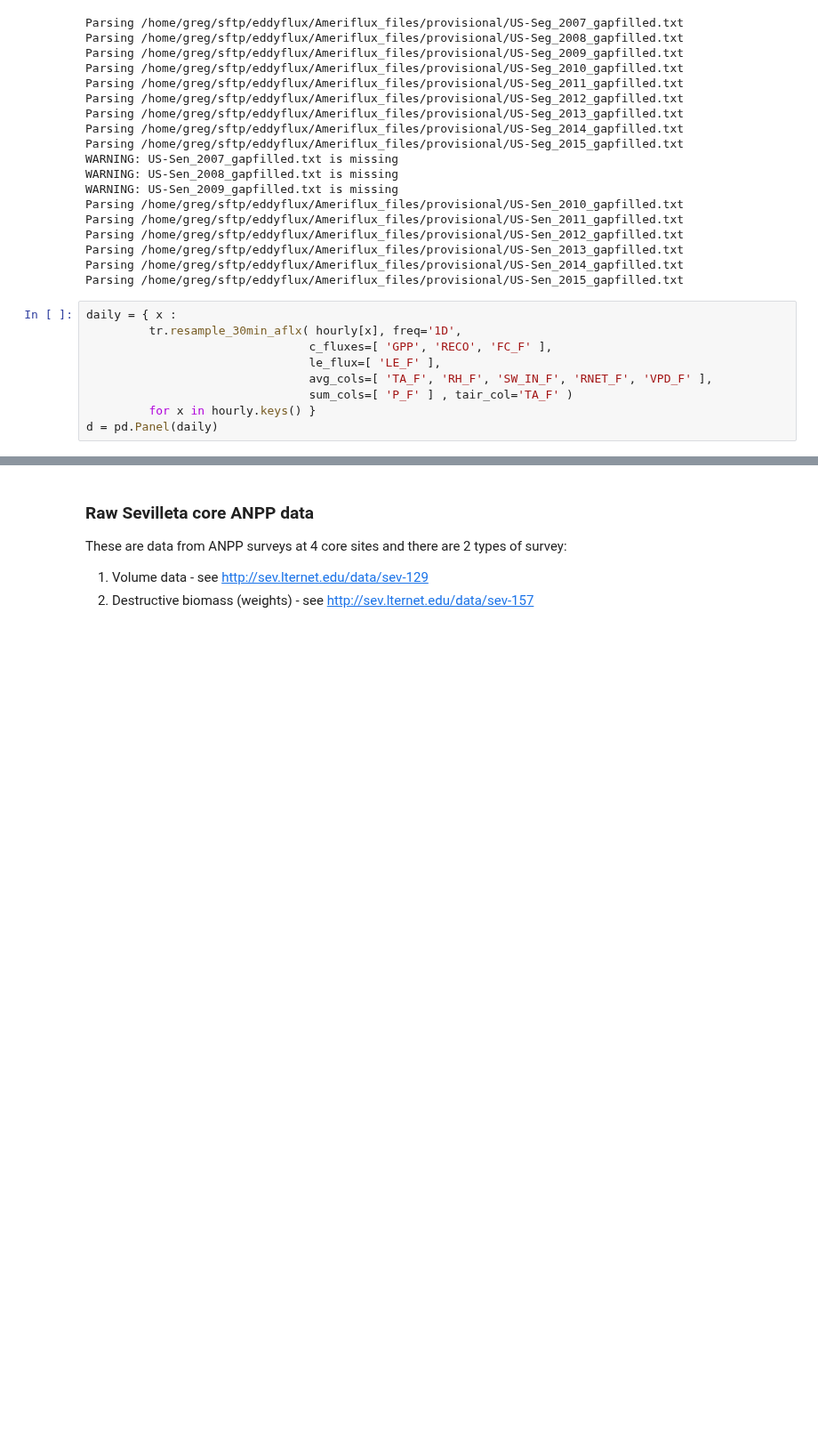
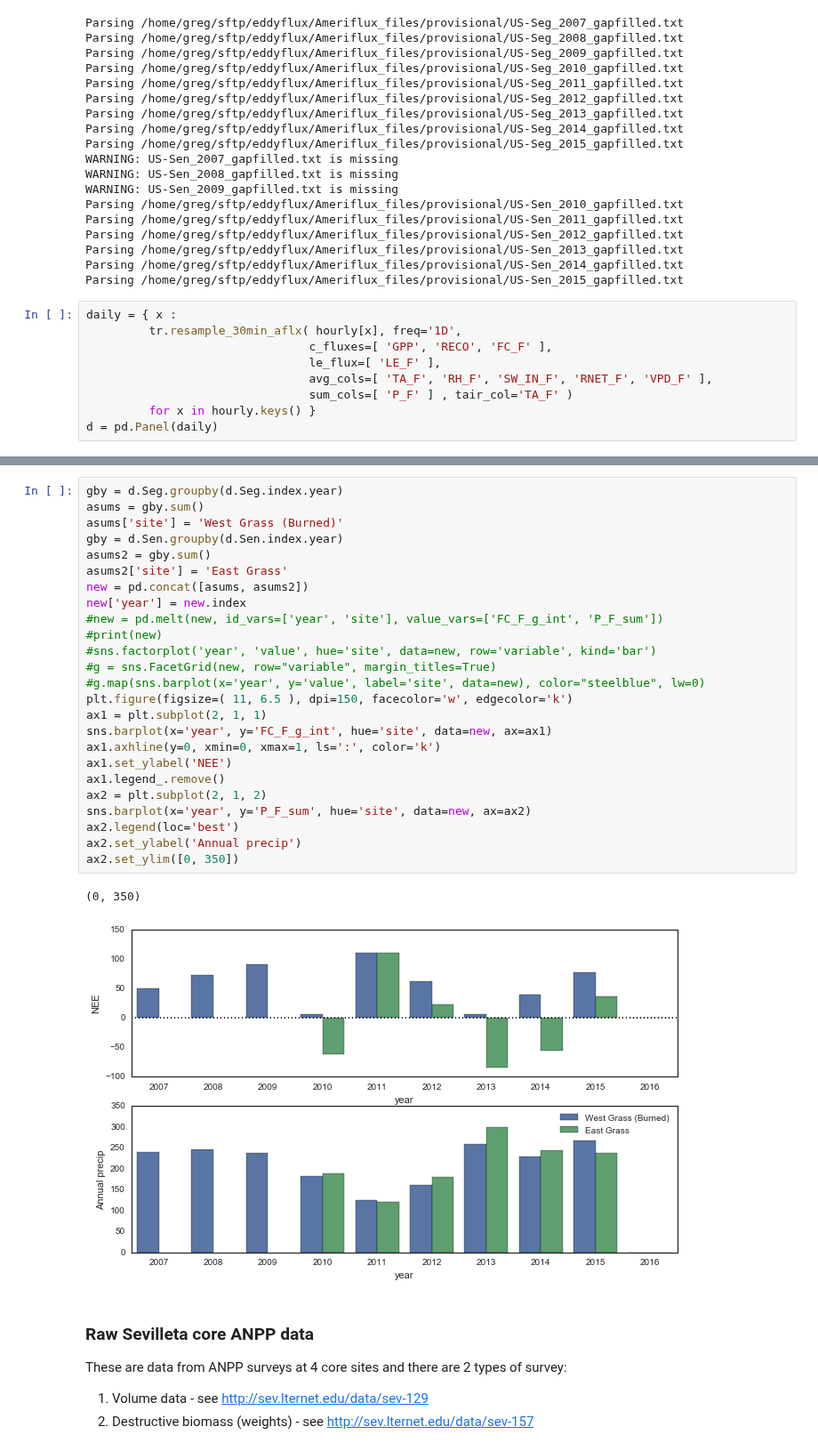
Before and after one commit to gremau/NMEG_miscellany, a Jupyter notebook: jupyter/Sev_Grassland_Comparison.ipynb, the cells around one changed output, grey strips where cells are left out. Shown at 89% size. Saved outputs shown, nothing was run; the diff lists cells and outputs as text; blank space fills up the shorter version.

```diff
--- a/jupyter/Sev_Grassland_Comparison.ipynb
+++ b/jupyter/Sev_Grassland_Comparison.ipynb
@@ -100,3 +105,31 @@ ax.set_ylabel('Reco')
+# %%
+gby = d.Seg.groupby(d.Seg.index.year)
+asums = gby.sum()
+asums['site'] = 'West Grass (Burned)'
+gby = d.Sen.groupby(d.Sen.index.year)
+asums2 = gby.sum()
+asums2['site'] = 'East Grass'
+new = pd.concat([asums, asums2])
+new['year'] = new.index
+#new = pd.melt(new, id_vars=['year', 'site'], value_vars=['FC_F_g_int', 'P_F_sum'])
+#print(new)
+#sns.factorplot('year', 'value', hue='site', data=new, row='variable', kind='bar')
+#g = sns.FacetGrid(new, row="variable", margin_titles=True)
+#g.map(sns.barplot(x='year', y='value', label='site', data=new), color="steelblue", lw=0)
+plt.figure(figsize=( 11, 6.5 ), dpi=150, facecolor='w', edgecolor='k')
+ax1 = plt.subplot(2, 1, 1)
+sns.barplot(x='year', y='FC_F_g_int', hue='site', data=new, ax=ax1)
+ax1.axhline(y=0, xmin=0, xmax=1, ls=':', color='k')
+ax1.set_ylabel('NEE')
+ax1.legend_.remove()
+ax2 = plt.subplot(2, 1, 2)
+sns.barplot(x='year', y='P_F_sum', hue='site', data=new, ax=ax2)
+ax2.legend(loc='best')
+ax2.set_ylabel('Annual precip')
+ax2.set_ylim([0, 350])
+# %% [output]
+(0, 350)
+[figure, added]
 # %% [markdown]
 ### Raw Sevilleta core ANPP data
 
```
Also changed, not shown: parts of 7 cells of this notebook.
